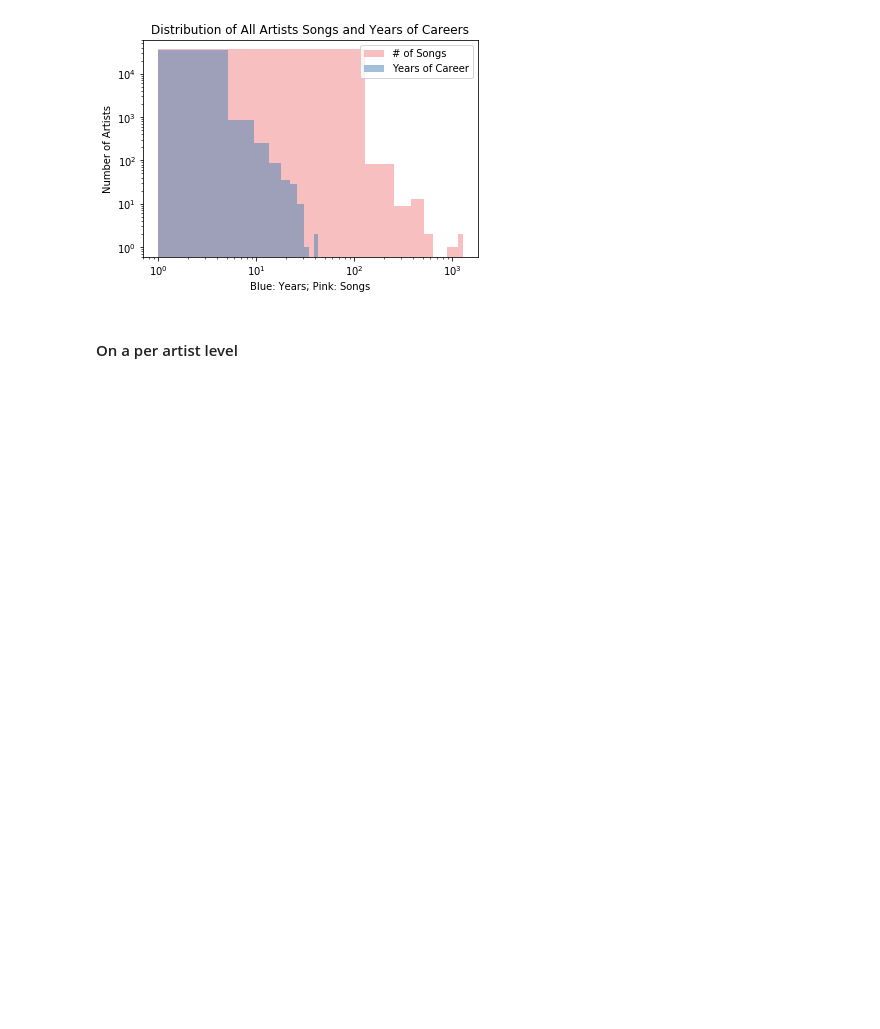
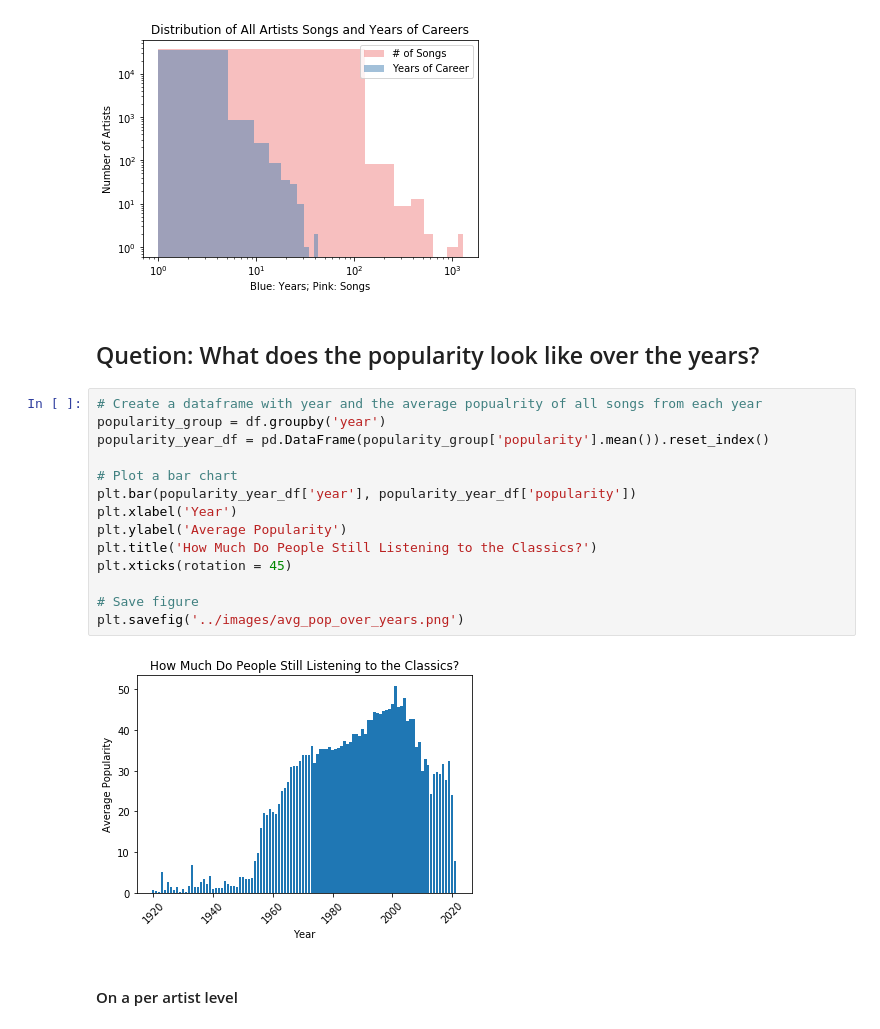
Before and after one commit to ztcnrh/Spotify-Music-Analysis, a Jupyter notebook: analysis/exploration_descriptive_analysis.ipynb, the cells around one changed output. Drawn from its saved outputs; the diff is of its cells as text; blank space fills up the shorter version.

Commit message:
Update exploration file. Add graph of average popularity score over the years, this is a nice compliment to the 'number of songs' analysis.

```diff
--- a/analysis/exploration_descriptive_analysis.ipynb
+++ b/analysis/exploration_descriptive_analysis.ipynb
@@ -143,6 +143,24 @@ plt.show()
 # plt.savefig('../images/industry_career.png')
 # %% [output]
 [figure]
+# %% [markdown]
+## Quetion: What does the popularity look like over the years?
+# %%
+# Create a dataframe with year and the average popualrity of all songs from each year
+popularity_group = df.groupby('year')
+popularity_year_df = pd.DataFrame(popularity_group['popularity'].mean()).reset_index()
+
+# Plot a bar chart
+plt.bar(popularity_year_df['year'], popularity_year_df['popularity'])
+plt.xlabel('Year')
+plt.ylabel('Average Popularity')
+plt.title('How Much Do People Still Listening to the Classics?')
+plt.xticks(rotation = 45)
+
+# Save figure
+plt.savefig('../images/avg_pop_over_years.png')
+# %% [output]
+[figure, added]
 # %% [markdown]
 #### On a per artist level
 # %%
```
Also changed, not shown: 1 other file.
